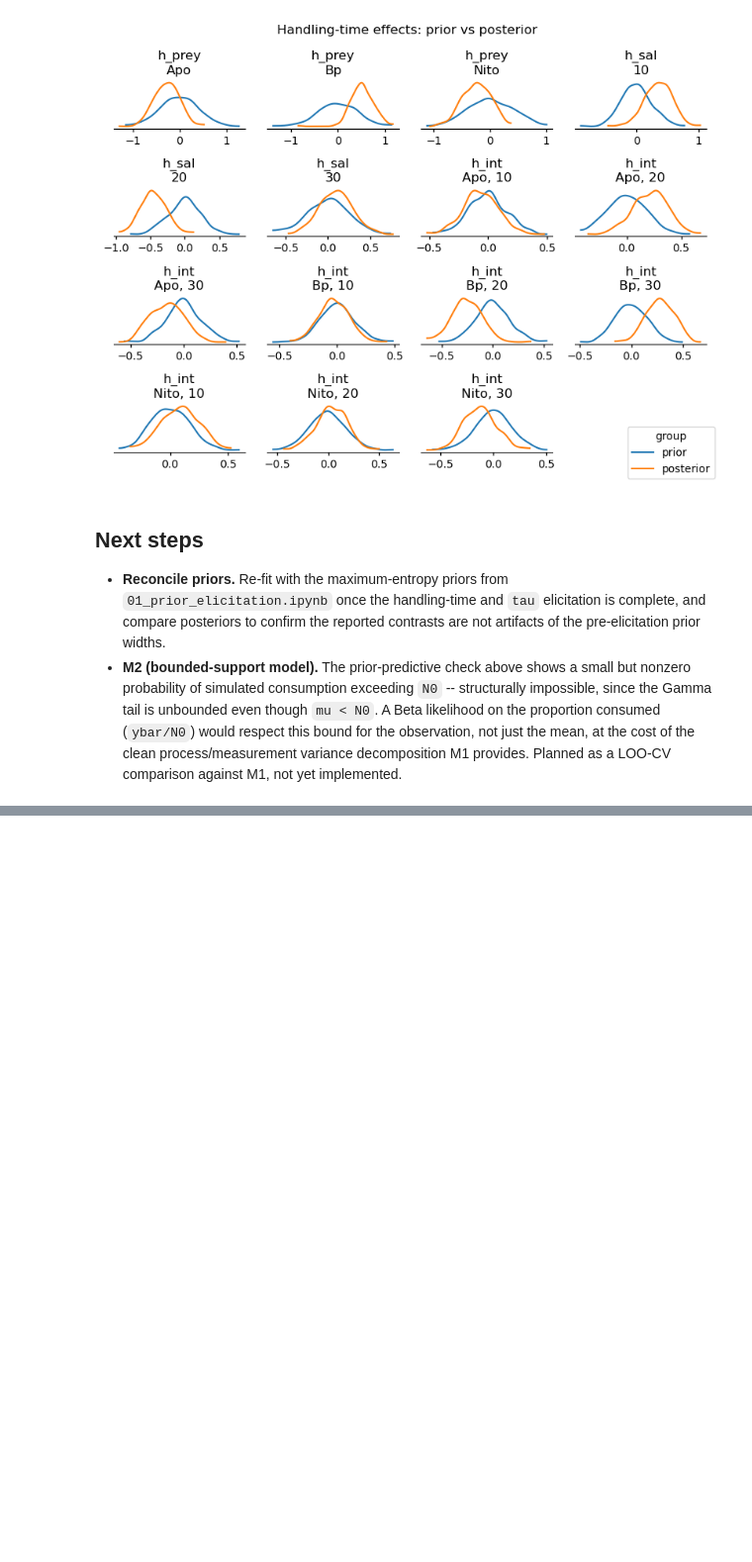
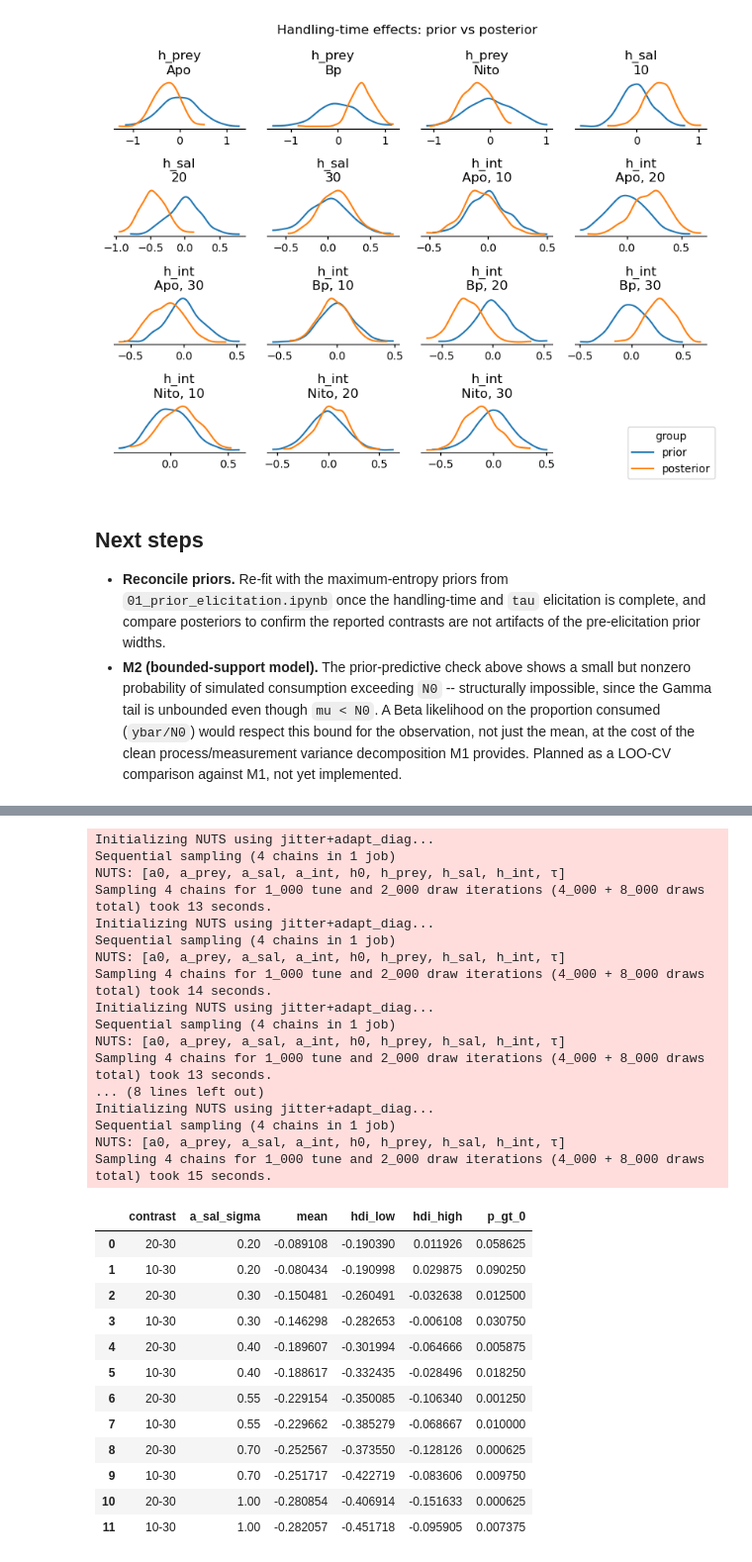
Before and after one commit to erdemkarakoylu/nandini_et_al, a Jupyter notebook: notebooks/02_sampling_and_inference.ipynb, the cells around one changed output, grey strips where cells are left out. Shown at 99% size. Cells and saved outputs as stored; diff of their text form; code cells hidden in the pictures; blank space fills up the shorter version.

```diff
--- a/notebooks/02_sampling_and_inference.ipynb
+++ b/notebooks/02_sampling_and_inference.ipynb
@@ -487,0 +549,15 @@ summarize_prior_posterior(idata, ["h_prey", "h_sal", "h_int"])
+# %%
+sigmas = [0.20, 0.30, 0.40, 0.55, 0.70, 1.00]  # 0.40 = current elicited value
+rows = []
+for s in sigmas:
+    m_s = build_model(coords, N0, ybar, se, prey_idx, sal_idx, a_sal_sigma=s)
+    with m_s:
+        idata_s = pm.sample(draws=2000, tune=1000, chains=4, cores=1, progressbar=False)
+    attack_rate_s, _ = reconstruct_mechanistic_parameters(idata_s.posterior)
+    contrast = (attack_rate_s.sel(salinity=20) - attack_rate_s.sel(salinity=30)).mean("prey")
+    hdi = azs.hdi(contrast, prob=0.94)
+    lo, hi = float(hdi.sel(ci_bound="lower")), float(hdi.sel(ci_bound="upper"))
+    p_gt = float((contrast.stack(z=("chain","draw")) > 0).mean())
+    rows.append({"a_sal_sigma": s, "mean": float(contrast.mean()), "hdi_low": lo, "hdi_high": hi, "p_gt_0": p_gt})
+
+pd.DataFrame(rows)
@@ -487,0 +599,48 @@ summarize_prior_posterior(idata, ["h_prey", "h_sal", "h_int"])
+# %%
+sigmas = [0.20, 0.30, 0.40, 0.55, 0.70, 1.00]
+rows = []
+for s in sigmas:
+    m_s = build_model(coords, N0, ybar, se, prey_idx, sal_idx, a_sal_sigma=s)
+    with m_s:
+        idata_s = pm.sample(draws=2000, tune=1000, chains=4, cores=1, progressbar=False)
+    attack_rate_s, _ = reconstruct_mechanistic_parameters(idata_s.posterior)
+    for label, (lvl_a, lvl_b) in [("20-30", (20, 30)), ("10-30", (10, 30))]:
+        contrast = (attack_rate_s.sel(salinity=lvl_a) - attack_rate_s.sel(salinity=lvl_b)).mean("prey")
+        hdi = azs.hdi(contrast, prob=0.94)
+        lo, hi = float(hdi.sel(ci_bound="lower")), float(hdi.sel(ci_bound="upper"))
+        p_gt = float((contrast.stack(z=("chain","draw")) > 0).mean())
+        rows.append({"contrast": label, "a_sal_sigma": s, "mean": float(contrast.mean()),
+                     "hdi_low": lo, "hdi_high": hi, "p_gt_0": p_gt})
+
+pd.DataFrame(rows)
+# %% [output]
+Initializing NUTS using jitter+adapt_diag...
+Sequential sampling (4 chains in 1 job)
+NUTS: [a0, a_prey, a_sal, a_int, h0, h_prey, h_sal, h_int, τ]
+Sampling 4 chains for 1_000 tune and 2_000 draw iterations (4_000 + 8_000 draws total) took 13 seconds.
+Initializing NUTS using jitter+adapt_diag...
+Sequential sampling (4 chains in 1 job)
+NUTS: [a0, a_prey, a_sal, a_int, h0, h_prey, h_sal, h_int, τ]
+Sampling 4 chains for 1_000 tune and 2_000 draw iterations (4_000 + 8_000 draws total) took 14 seconds.
+Initializing NUTS using jitter+adapt_diag...
+Sequential sampling (4 chains in 1 job)
+NUTS: [a0, a_prey, a_sal, a_int, h0, h_prey, h_sal, h_int, τ]
+Sampling 4 chains for 1_000 tune and 2_000 draw iterations (4_000 + 8_000 draws total) took 13 seconds.
+... (8 lines left out)
+Initializing NUTS using jitter+adapt_diag...
+Sequential sampling (4 chains in 1 job)
+NUTS: [a0, a_prey, a_sal, a_int, h0, h_prey, h_sal, h_int, τ]
+Sampling 4 chains for 1_000 tune and 2_000 draw iterations (4_000 + 8_000 draws total) took 15 seconds.
+|  | contrast | a_sal_sigma | mean | hdi_low | hdi_high | p_gt_0 |
+| 0 | 20-30 | 0.20 | -0.089108 | -0.190390 | 0.011926 | 0.058625 |
+| 1 | 10-30 | 0.20 | -0.080434 | -0.190998 | 0.029875 | 0.090250 |
+| 2 | 20-30 | 0.30 | -0.150481 | -0.260491 | -0.032638 | 0.012500 |
+| 3 | 10-30 | 0.30 | -0.146298 | -0.282653 | -0.006108 | 0.030750 |
+| 4 | 20-30 | 0.40 | -0.189607 | -0.301994 | -0.064666 | 0.005875 |
+| 5 | 10-30 | 0.40 | -0.188617 | -0.332435 | -0.028496 | 0.018250 |
+| 6 | 20-30 | 0.55 | -0.229154 | -0.350085 | -0.106340 | 0.001250 |
+| 7 | 10-30 | 0.55 | -0.229662 | -0.385279 | -0.068667 | 0.010000 |
+| 8 | 20-30 | 0.70 | -0.252567 | -0.373550 | -0.128126 | 0.000625 |
+| 9 | 10-30 | 0.70 | -0.251717 | -0.422719 | -0.083606 | 0.009750 |
+| 10 | 20-30 | 1.00 | -0.280854 | -0.406914 | -0.151633 | 0.000625 |
+| 11 | 10-30 | 1.00 | -0.282057 | -0.451718 | -0.095905 | 0.007375 |
```
Also changed, not shown: parts of 8 cells of this notebook, 7 other files.
